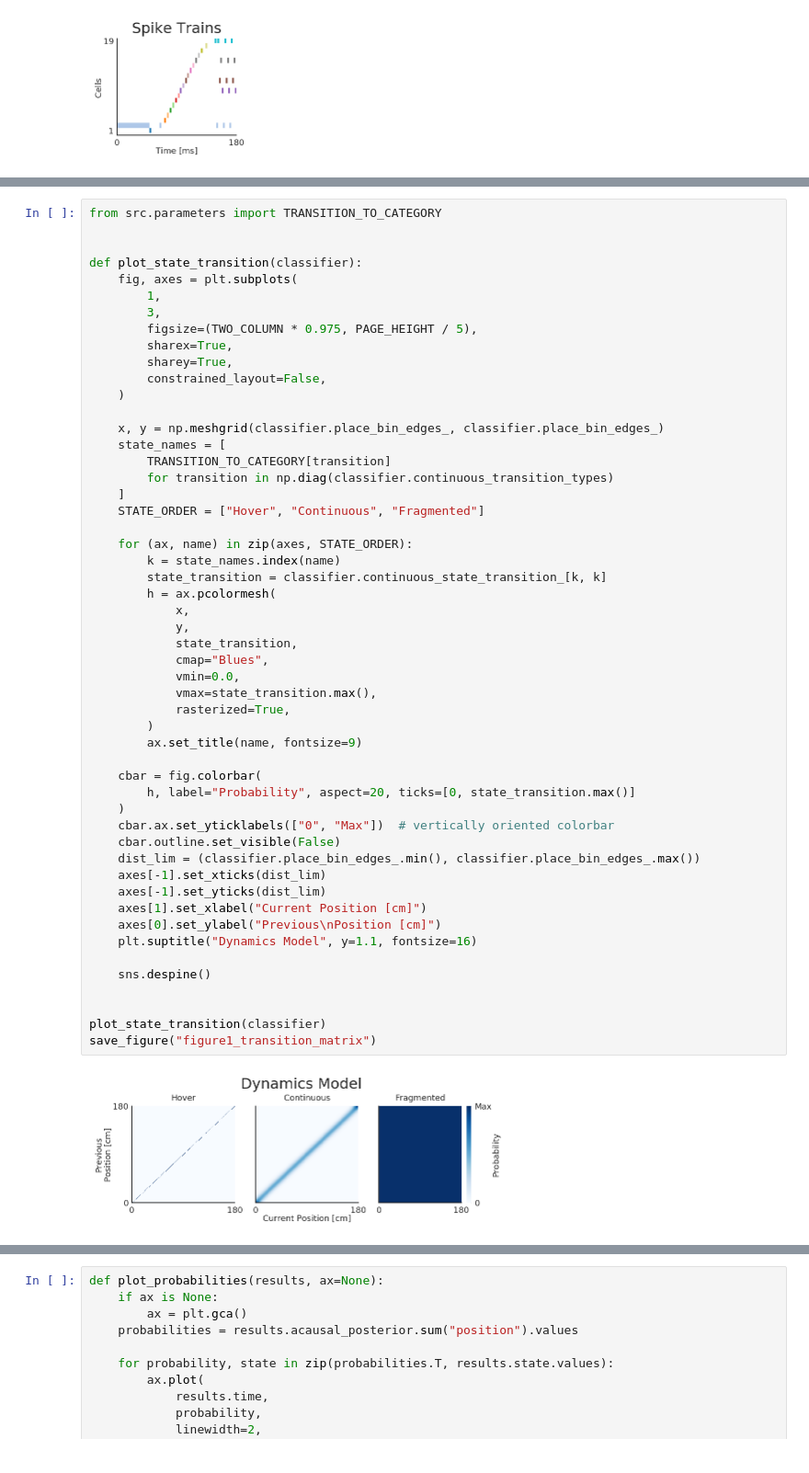
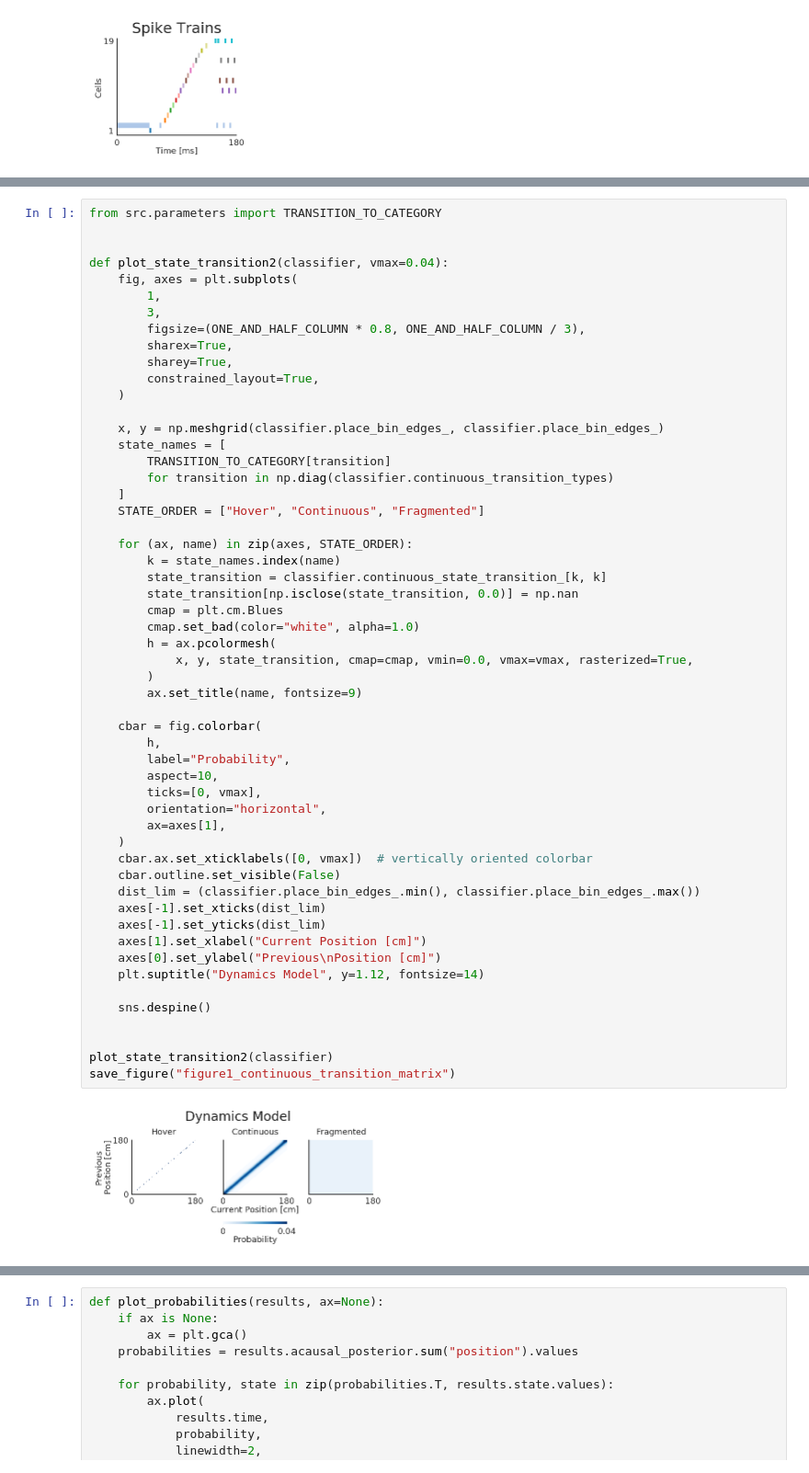
Before and after one commit to Eden-Kramer-Lab/replay_trajectory_paper, a Jupyter notebook: notebooks/Figure1.ipynb, the cells around one changed output, grey strips where cells are left out. Shown at 92% size. Drawn from its saved outputs; the diff is of its cells as text.

Commit message:
Add figure notebooks.

```diff
--- a/notebooks/Figure1.ipynb
+++ b/notebooks/Figure1.ipynb
@@ -155,53 +180,55 @@ save_figure("figure1_place_field_estimates")
 from src.parameters import TRANSITION_TO_CATEGORY
 
 
-def plot_state_transition(classifier):
+def plot_state_transition2(classifier, vmax=0.04):
     fig, axes = plt.subplots(
         1,
         3,
-        figsize=(TWO_COLUMN * 0.975, PAGE_HEIGHT / 5),
+        figsize=(ONE_AND_HALF_COLUMN * 0.8, ONE_AND_HALF_COLUMN / 3),
         sharex=True,
         sharey=True,
-        constrained_layout=False,
+        constrained_layout=True,
     )
 
     x, y = np.meshgrid(classifier.place_bin_edges_, classifier.place_bin_edges_)
     state_names = [
         TRANSITION_TO_CATEGORY[transition]
         for transition in np.diag(classifier.continuous_transition_types)
     ]
     STATE_ORDER = ["Hover", "Continuous", "Fragmented"]
 
     for (ax, name) in zip(axes, STATE_ORDER):
         k = state_names.index(name)
         state_transition = classifier.continuous_state_transition_[k, k]
+        state_transition[np.isclose(state_transition, 0.0)] = np.nan
+        cmap = plt.cm.Blues
+        cmap.set_bad(color="white", alpha=1.0)
         h = ax.pcolormesh(
-            x,
-            y,
-            state_transition,
-            cmap="Blues",
-            vmin=0.0,
-            vmax=state_transition.max(),
-            rasterized=True,
+            x, y, state_transition, cmap=cmap, vmin=0.0, vmax=vmax, rasterized=True,
         )
         ax.set_title(name, fontsize=9)
 
     cbar = fig.colorbar(
-        h, label="Probability", aspect=20, ticks=[0, state_transition.max()]
+        h,
+        label="Probability",
+        aspect=10,
+        ticks=[0, vmax],
+        orientation="horizontal",
+        ax=axes[1],
     )
-    cbar.ax.set_yticklabels(["0", "Max"])  # vertically oriented colorbar
+    cbar.ax.set_xticklabels([0, vmax])  # vertically oriented colorbar
     cbar.outline.set_visible(False)
     dist_lim = (classifier.place_bin_edges_.min(), classifier.place_bin_edges_.max())
     axes[-1].set_xticks(dist_lim)
     axes[-1].set_yticks(dist_lim)
     axes[1].set_xlabel("Current Position [cm]")
     axes[0].set_ylabel("Previous\nPosition [cm]")
-    plt.suptitle("Dynamics Model", y=1.1, fontsize=16)
+    plt.suptitle("Dynamics Model", y=1.12, fontsize=14)
 
     sns.despine()
 
 
-plot_state_transition(classifier)
-save_figure("figure1_transition_matrix")
+plot_state_transition2(classifier)
+save_figure("figure1_continuous_transition_matrix")
 # %% [output]
-[figure, old version]
+[figure, new version]
```
Also changed, not shown: parts of 21 cells of this notebook, 5 other files.
